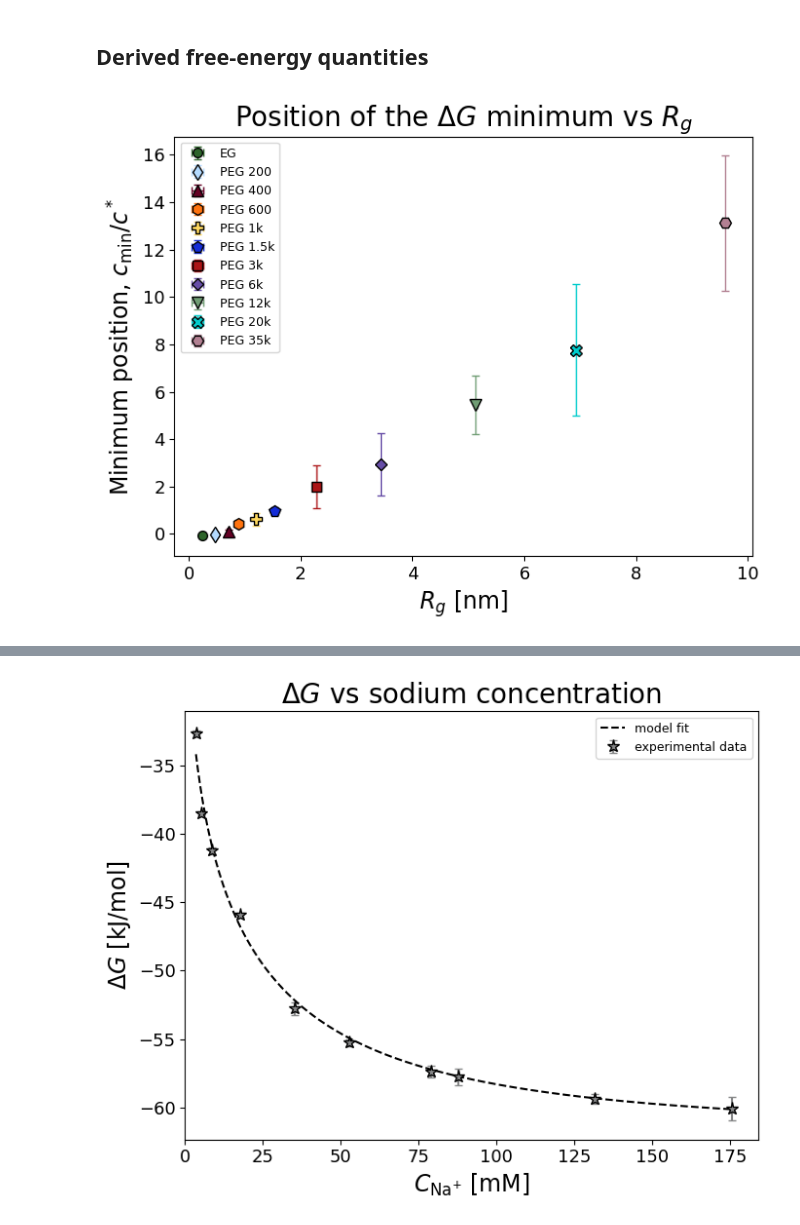
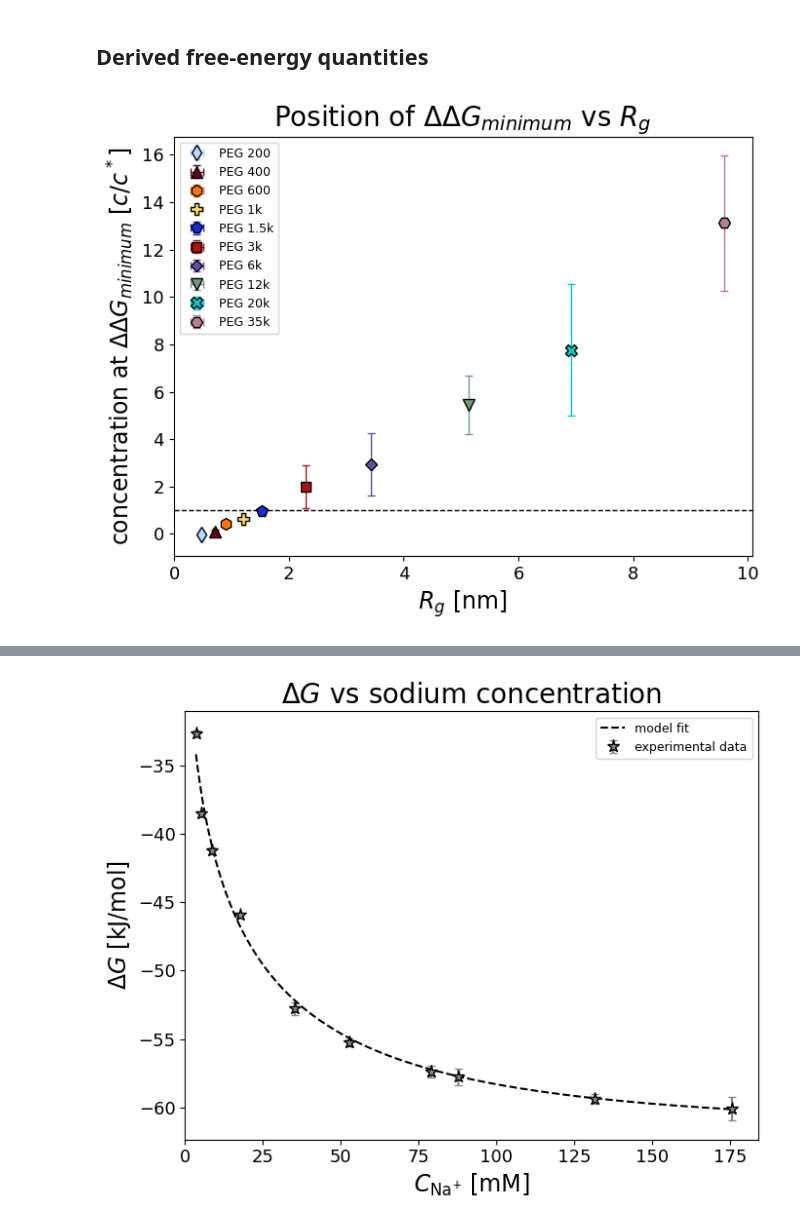
Before and after one commit to antonilis/molecular_crowding, a Jupyter notebook: plots.ipynb, the cells around one changed output, grey strips where cells are left out. Saved outputs shown, nothing was run; the diff lists cells and outputs as text; code cells hidden in the pictures.

```diff
--- a/plots.ipynb
+++ b/plots.ipynb
@@ -681,7 +1147,7 @@ for peg, style in styles.items():
 
     # Formatting
     plt.title(f'molecular crowding fit for {style["label"]}', fontsize=20)
-    plt.xlabel('crowder wt.%', fontsize=17)
+    plt.xlabel('crowder concentration [wt.%]', fontsize=17)
     plt.ylabel(r'$K$ [M$^{-1}$]', fontsize=17)
     plt.xticks(fontsize=13)
     plt.yticks(fontsize=13)
@@ -1087,7 +1644,6 @@ plt.show()
 ## Sodium complexation and nanoviscosity
 # %%
 # all β fits
-# value and error for EGly divided by 2 (earlier no. of monomers was set as 1, not 2)
 sodium_obj = all_data.SodiumCrowderComplexationObj
 raw_data = sodium_obj.analyzed_data.copy()
 D_Na0 = sodium_obj.D_Na0
@@ -1147,10 +1703,6 @@ for crowder, style in styles.items():
     beta = uts.get_float_uncertainty(crowder_data['Beta complex'])[0][0]
     beta_err = uts.get_float_uncertainty(crowder_data['Beta complex'])[1][0]
 
-    if crowder == 'EGly':
-        beta /= 2
-        beta_err /= 2
-
     # Fit line and uncertainty band
     x_range = np.linspace(np.min(x) - 0.2, np.max(x) + 0.2, 100)
     y_fit = slope * x_range + intercept
@@ -1225,7 +1777,6 @@ save_grouped_plot_images(
 )
 # %%
 # β values as barplot
-# value and error for EGly divided by 2 (earlier no. of monomers was set as 1, not 2)
 
 # Load data from repository objects (no external module import)
 raw_data = all_data.SodiumCrowderComplexationObj.analyzed_data.copy()
@@ -1274,10 +1825,6 @@ for crowder, style in styles.items():
 
     beta, beta_err = uts.get_float_uncertainty(crowder_data['Beta complex'])
 
-    if crowder == 'EGly':
-        beta = beta / 2
-        beta_err = beta_err / 2
-
     beta_values.append(beta[0])
     beta_errors.append(beta_err[0])
     crowder_labels.append(style['label'])
@@ -1310,7 +1857,7 @@ plt.ylabel(r'$\beta$ [M$^{-1}$]', fontsize=17)
 plt.title(r'$\beta$ values for the studied crowders', fontsize=20)
 plt.yticks(fontsize=13)
 plt.xlim(-1, len(crowder_labels))
-plt.ylim(0, 0.37)
+# plt.ylim(0, 0.37)
 plt.legend(fontsize=11, frameon=True)
 plt.tight_layout()
 plt.savefig('plots/beta_barplot.png', dpi=300, transparent=True)
@@ -1352,7 +2246,7 @@ for crowder in crowders_df['crowder'].unique():
     plt.ylabel('$D_{Na^{+}}$ [um$^2$/s]', fontsize=17)
     plt.xticks(fontsize=13)
     plt.yticks(fontsize=13)
-    plt.ylim(250, 1550)
+    plt.ylim(420, 1550)
     plt.legend(frameon=True, loc='lower left', fontsize=11)
     plt.tight_layout()
     plt.savefig(f'./plots/nanoviscosity_effect_{crowder}.png', dpi=300, transparent=True)
@@ -1517,7 +2411,7 @@ plt.show()
 # %% [markdown]
 ## Derived free-energy quantities
 # %%
-# Position of the ΔG minimum vs radius of gyration
+# Reduced concentration at maximum duplex stabilization vs radius of gyration
 
 # Work on a copy of the permanent master dataframe.
 plot_data = data.copy()
@@ -1560,7 +2454,7 @@ plt.figure(figsize=(7, 5.6))
 
 for crowder, style in styles.items():
 
-    if crowder == 'buffer':
+    if crowder in {'buffer', 'EGly'}:
         continue
 
     crowder_df = plot_data[
@@ -1629,39 +2523,46 @@ for crowder, style in styles.items():
     )
 
 plt.title(
-    r'Position of the $\Delta G$ minimum vs $R_g$',
+    'Position of $\Delta\Delta G_{minimum}$ vs $R_g$',
     fontsize=20
 )
 plt.xlabel(
     r'$R_g$ [nm]',
     fontsize=17
 )
 plt.ylabel(
-    r'Minimum position, $c_{\mathrm{min}}/c^*$',
+    r'concentration at $\Delta\Delta G_{minimum}$ [$c/c^*$]',
     fontsize=17
 )
 
 plt.xticks(fontsize=13)
 plt.yticks(fontsize=13)
+
+plt.axhline(
+    y=1,
+    color='black',
+    linestyle='--',
+    lw=1
+)
 
 plt.legend(
     frameon=True,
     loc='upper left',
     fontsize=9
 )
 
 plt.tight_layout()
 
 plt.savefig(
     './plots/deltaG_minimum.png',
     dpi=300,
     transparent=True,
     bbox_inches='tight'
 )
 
 plt.show()
 # %% [output]
-[figure, old version]
+[figure, new version]
 # %%
 # Free Na+ concentration vs crowder wt.%
 
```
Also changed, not shown: parts of 26 cells of this notebook, 59 other files.
